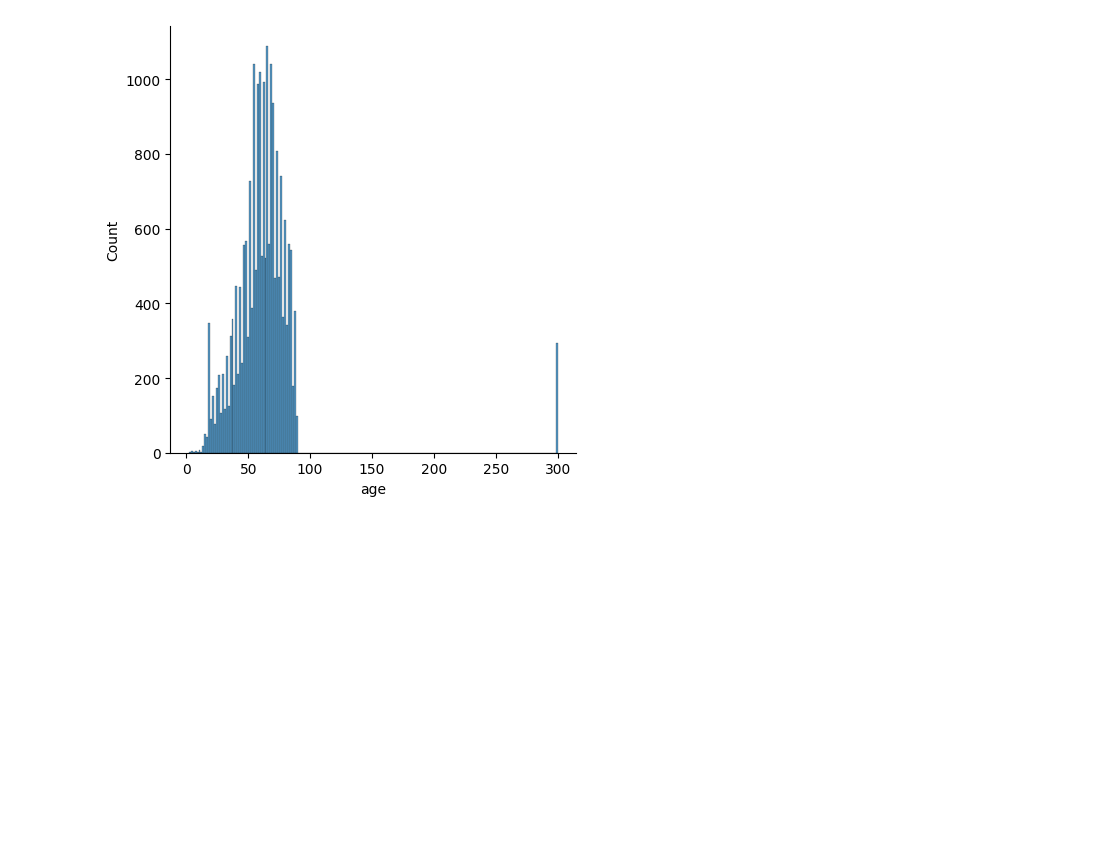
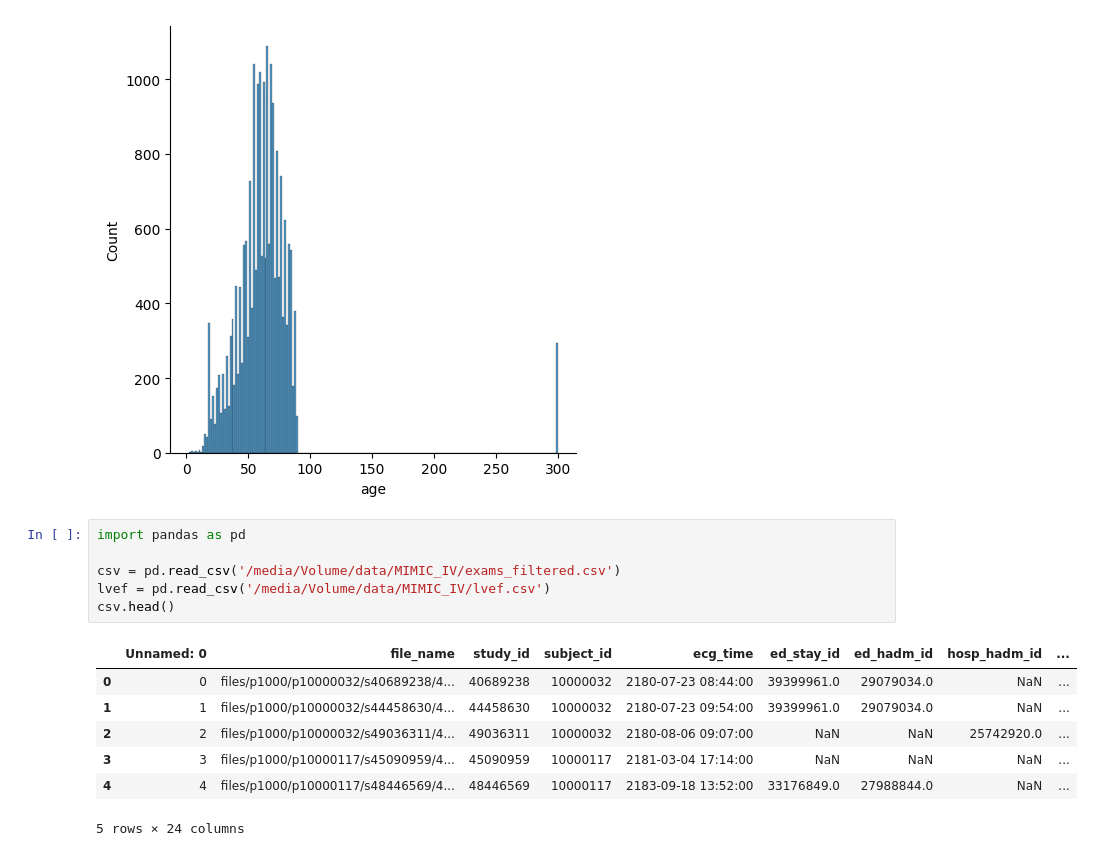
Before and after one commit to Lobster1911/bench-xecg-indian-benchmark, a Jupyter notebook: plots.ipynb, the cells around one changed output. Saved outputs shown, nothing was run; the diff lists cells and outputs as text; blank space fills up the shorter version.

```diff
--- a/plots.ipynb
+++ b/plots.ipynb
@@ -20,3 +20,17 @@ sns.displot(csv['age'])
 # %% [output]
 <seaborn.axisgrid.FacetGrid at 0x...>
 [figure]
+# %%
+import pandas as pd
+
+csv = pd.read_csv('/media/Volume/data/MIMIC_IV/exams_filtered.csv')
+lvef = pd.read_csv('/media/Volume/data/MIMIC_IV/lvef.csv')
+csv.head()
+# %% [output]
+|  | Unnamed: 0 | file_name | study_id | subject_id | ecg_time | ed_stay_id | ed_hadm_id | hosp_hadm_id | ... |
+| 0 | 0 | files/p1000/p10000032/s40689238/4... | 40689238 | 10000032 | 2180-07-23 08:44:00 | 39399961.0 | 29079034.0 | NaN | ... |
+| 1 | 1 | files/p1000/p10000032/s44458630/4... | 44458630 | 10000032 | 2180-07-23 09:54:00 | 39399961.0 | 29079034.0 | NaN | ... |
+| 2 | 2 | files/p1000/p10000032/s49036311/4... | 49036311 | 10000032 | 2180-08-06 09:07:00 | NaN | NaN | 25742920.0 | ... |
+| 3 | 3 | files/p1000/p10000117/s45090959/4... | 45090959 | 10000117 | 2181-03-04 17:14:00 | NaN | NaN | NaN | ... |
+| 4 | 4 | files/p1000/p10000117/s48446569/4... | 48446569 | 10000117 | 2183-09-18 13:52:00 | 33176849.0 | 27988844.0 | NaN | ... |
+5 rows × 24 columns
```
Also changed, not shown: parts of 2 cells of this notebook, 8 other files.
